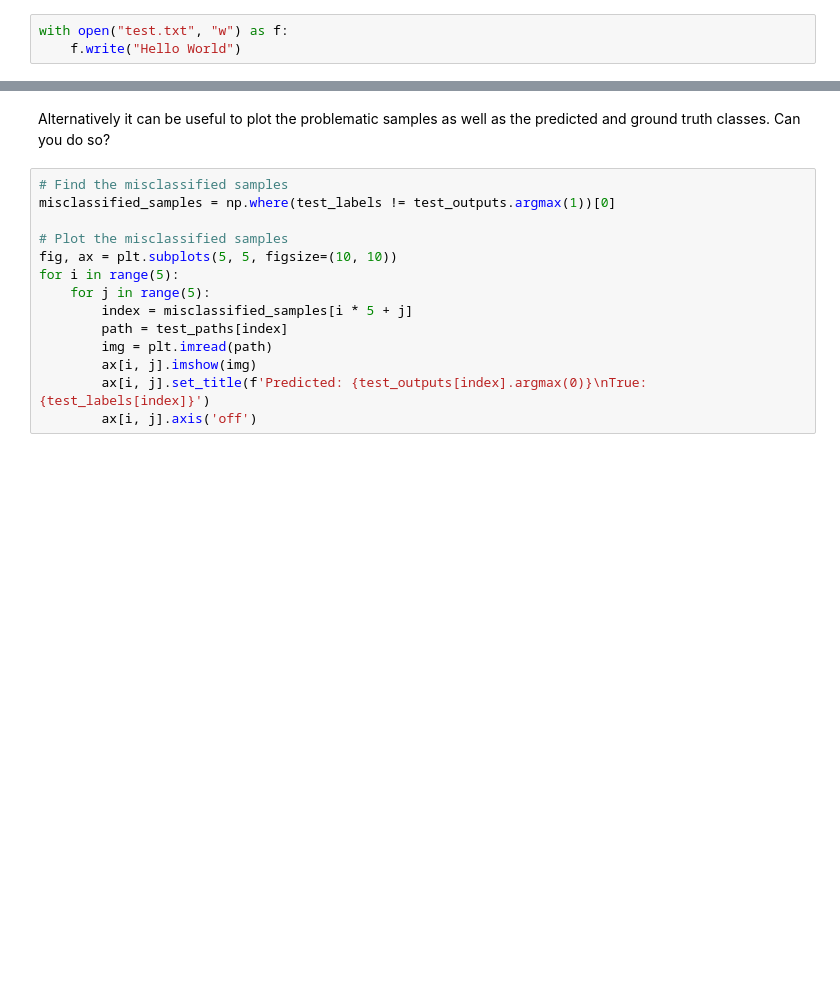
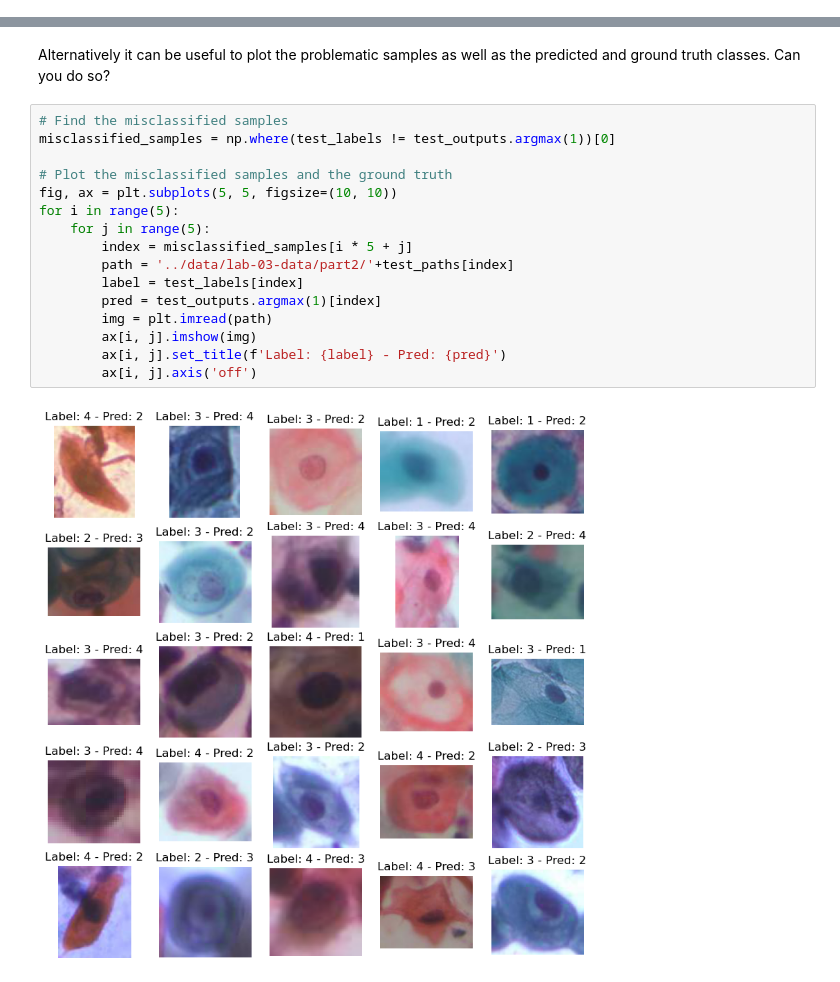
Before and after one commit to theoh-io/iapr_group15, a Jupyter notebook: labs/lab_03_classification.ipynb, the cells around one changed output, grey strips where cells are left out. Saved outputs shown, nothing was run; the diff lists cells and outputs as text; blank space fills up the shorter version.

```diff
--- a/labs/lab_03_classification.ipynb
+++ b/labs/lab_03_classification.ipynb
@@ -624,9 +606,6 @@ def validate(model, criterion, loader):
     return acc, full_outputs, full_labels, losses, full_paths
 # %% [markdown]
 You should now be able to train you model. Alternate between training and validation steps to find and save the best model (best accuracy on the validation set).
-# %%
-with open("test.txt", "w") as f:
-    f.write("Hello World")
 # %%
 # Main loop
 epochs = 10
@@ -666,14 +649,18 @@ Alternatively it can be useful to plot the problematic samples as well as the pr
 # %%
 # Find the misclassified samples
 misclassified_samples = np.where(test_labels != test_outputs.argmax(1))[0]
 
-# Plot the misclassified samples
+# Plot the misclassified samples and the ground truth
 fig, ax = plt.subplots(5, 5, figsize=(10, 10))
 for i in range(5):
     for j in range(5):
         index = misclassified_samples[i * 5 + j]
-        path = test_paths[index]
+        path = '../data/lab-03-data/part2/'+test_paths[index]
+        label = test_labels[index]
+        pred = test_outputs.argmax(1)[index]
         img = plt.imread(path)
         ax[i, j].imshow(img)
-        ax[i, j].set_title(f'Predicted: {test_outputs[index].argmax(0)}\nTrue: {test_labels[index]}')
+        ax[i, j].set_title(f'Label: {label} - Pred: {pred}')
         ax[i, j].axis('off')
+# %% [output]
+[figure, added]
```
Also changed, not shown: parts of 17 cells of this notebook.
